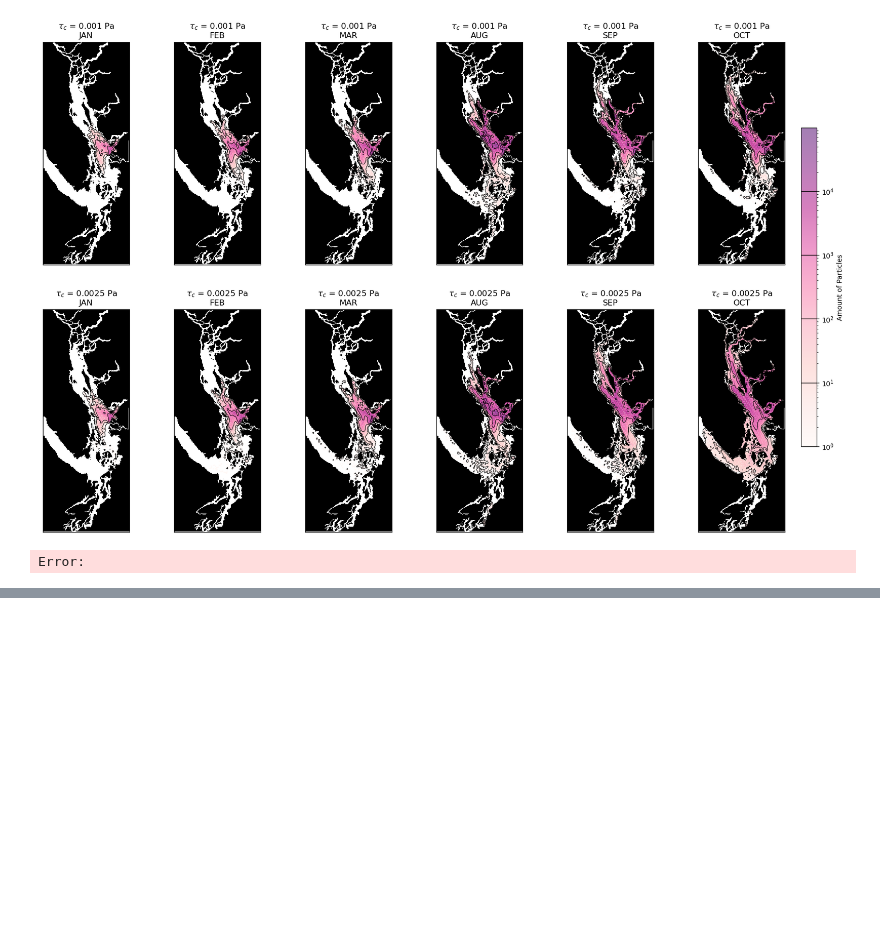
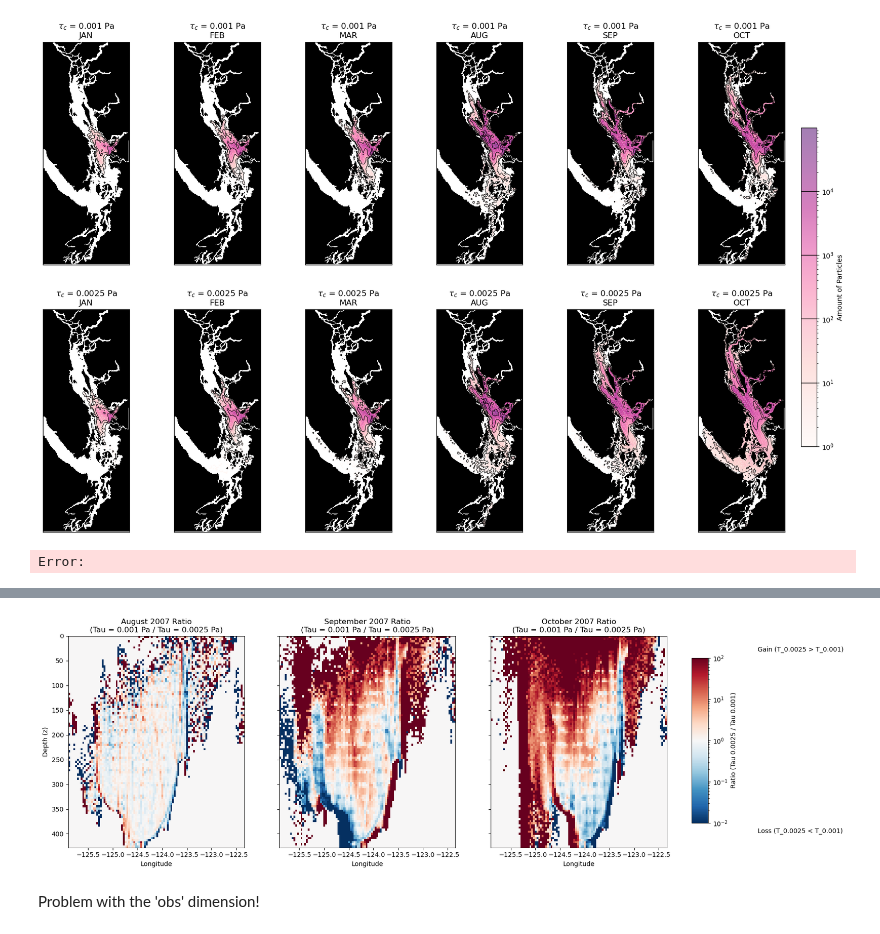
Before and after one commit to SalishSeaCast/analysis-vicente, a Jupyter notebook: OP_nibi/Tuning_V2/Tests_distribution.ipynb, the cells around one changed output, grey strips where cells are left out. Cells and saved outputs as stored; diff of their text form; code cells hidden in the pictures; blank space fills up the shorter version.

```diff
--- a/OP_nibi/Tuning_V2/Tests_distribution.ipynb
+++ b/OP_nibi/Tuning_V2/Tests_distribution.ipynb
@@ -1292,0 +1381,50 @@ cbar_V1.set_label('Particle Counts December 2007')
+# %%
+import numpy as np
+import matplotlib.pyplot as plt
+from matplotlib.colors import LogNorm
+
+# ---- Calculate Ratios (T9 / T8) ----
+ratio_datasets = []
+for i in range(3):
+    H_T8, x_edges, y_edges = np.histogram2d(datasets[i][0], datasets[i][1], bins=bins)
+    H_T9, _, _ = np.histogram2d(datasets[i+3][0], datasets[i+3][1], bins=bins)
+
+    # Avoid division by zero: set empty bins to 1 or NaN
+    # We use a small epsilon to visualize areas where particles exist in one but not the other
+    ratio = (H_T9 + 1e-6) / (H_T8 + 1e-6)
+    ratio_datasets.append(ratio)
+
+# ---- Plotting ----
+fig, axes = plt.subplots(1, 3, figsize=(18, 6), sharex=True, sharey=True)
+X, Y = np.meshgrid(0.5 * (x_edges[1:] + x_edges[:-1]),
+                   0.5 * (y_edges[1:] + y_edges[:-1]))
+
+# Use a diverging log scale centered at 1
+# This lets us see 'half as many' vs 'twice as many' clearly
+vmin, vmax = 0.01, 100
+div_log_norm = LogNorm(vmin=vmin, vmax=vmax)
+
+for i, (ratio, ax) in enumerate(zip(ratio_datasets, axes)):
+    im = ax.pcolormesh(X, Y, ratio.T, cmap='RdBu_r', norm=div_log_norm)
+
+    ax.set_title(f'{months[i]} Ratio\n(Tau = 0.001 Pa / Tau = 0.0025 Pa)')
+    ax.invert_yaxis()
+    ax.set_xlabel('Longitude')
+
+axes[0].set_ylabel('Depth (z)')
+
+# ---- Shared Log Colorbar ----
+fig.subplots_adjust(right=0.85)
+cbar_ax = fig.add_axes([0.88, 0.2, 0.02, 0.6])
+cbar = fig.colorbar(im, cax=cbar_ax)
+cbar.set_label('Ratio (Tau 0.0025 / Tau 0.001)')
+
+# Add helper labels to the colorbar
+cbar.ax.text(4, 1.05, rf'Gain (T_{0.0025} > T_{0.001})', va='center', ha='left', transform=cbar.ax.transAxes)
+cbar.ax.text(4, -0.05, rf'Loss (T_{0.0025} < T_{0.001})', va='center', ha='left', transform=cbar.ax.transAxes)
+
+plt.show()
+# %% [output]
+[figure, added]
+# %% [markdown]
+Problem with the 'obs' dimension!
```
Also changed, not shown: parts of 23 cells of this notebook, 11 other files.
